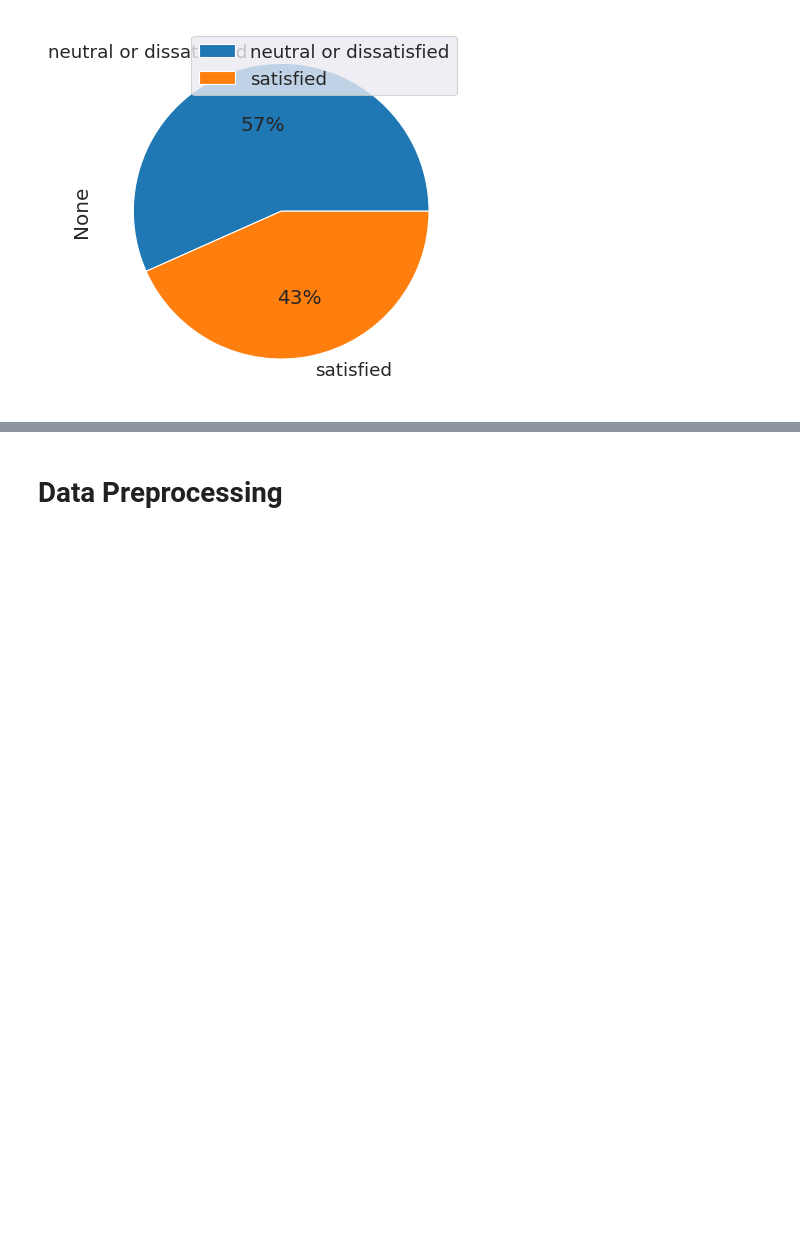
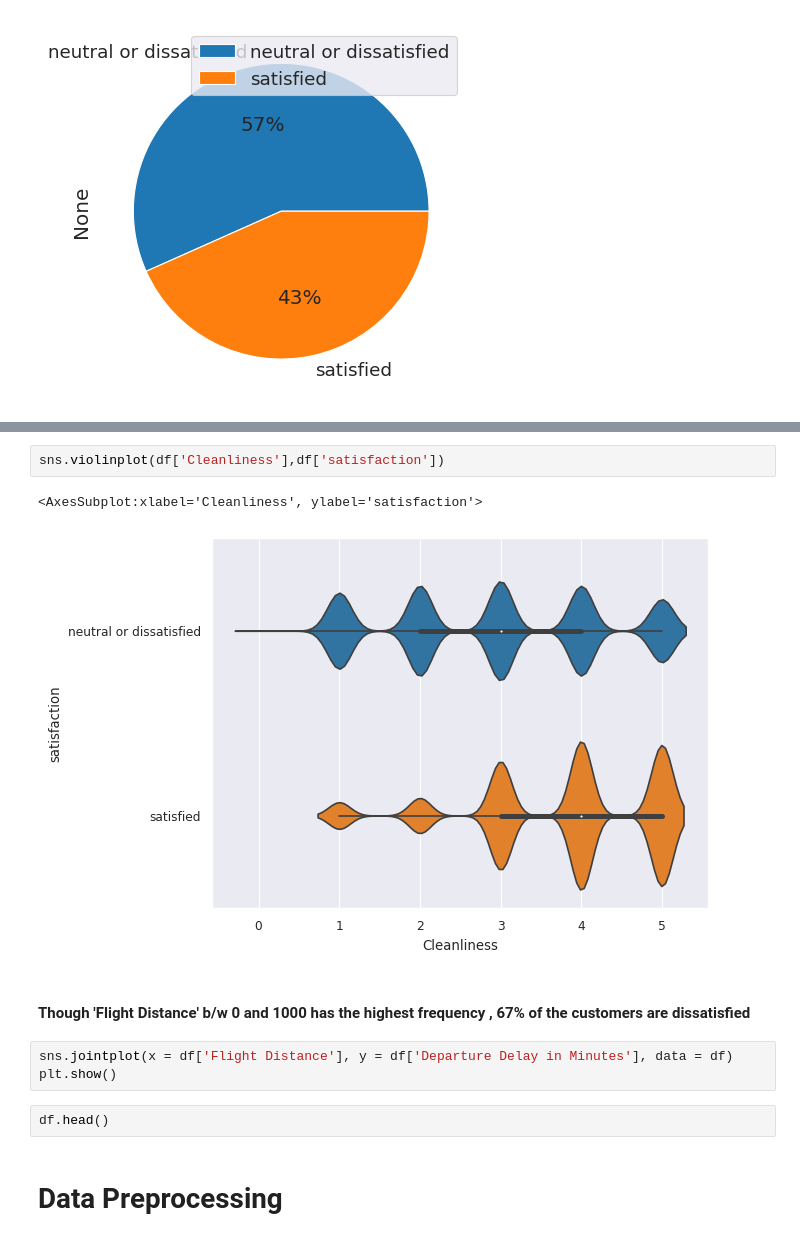
Before and after one commit to bmeghadharsan/19CSE305, a Jupyter notebook: CourseProject/airLinePassenger.ipynb, the cells around one changed output, grey strips where cells are left out. Drawn from its saved outputs; the diff is of its cells as text; blank space fills up the shorter version.

```diff
--- a/CourseProject/airLinePassenger.ipynb
+++ b/CourseProject/airLinePassenger.ipynb
@@ -242,3 +272,15 @@ plt.legend()
+# %%
+sns.violinplot(df['Cleanliness'],df['satisfaction'])
+# %% [output]
+<AxesSubplot:xlabel='Cleanliness', ylabel='satisfaction'>
+[figure, added]
+# %% [markdown]
+<h4> Though 'Flight Distance' b/w 0 and 1000 has the highest frequency , 67% of the customers are dissatisfied</h4>
+# %%
+sns.jointplot(x = df['Flight Distance'], y = df['Departure Delay in Minutes'], data = df)
+plt.show()
+# %%
+df.head()
 # %% [markdown]
 <h1>Data Preprocessing</h1>
 # %%
```
Also changed, not shown: parts of 3 cells of this notebook.
